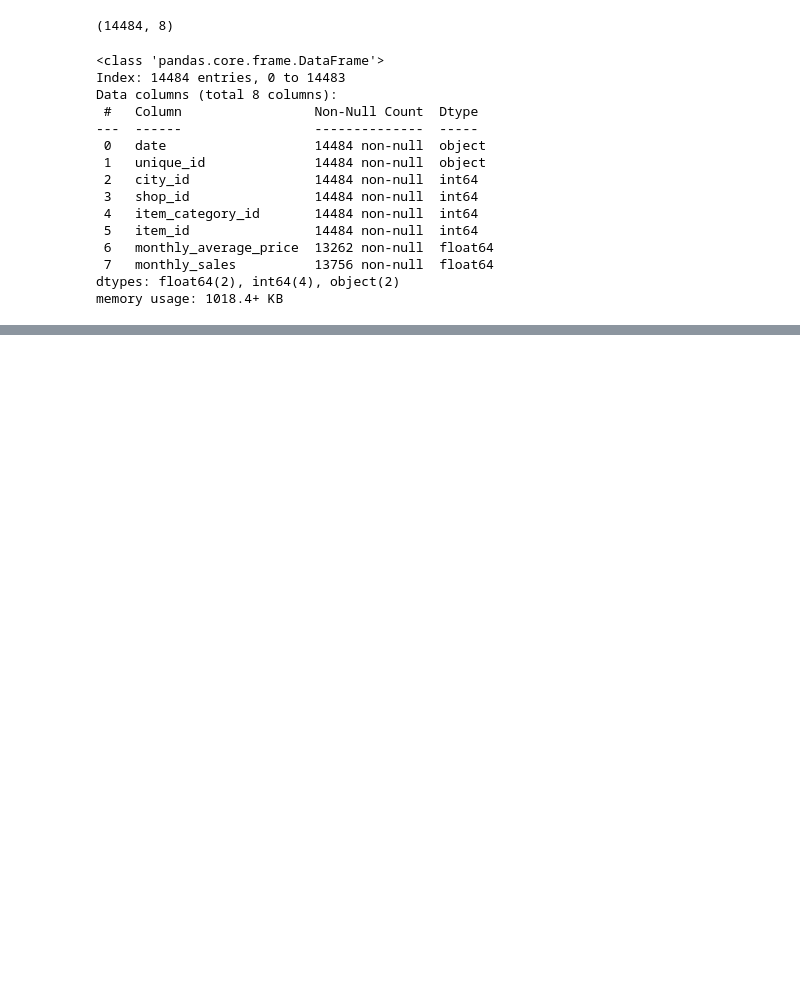
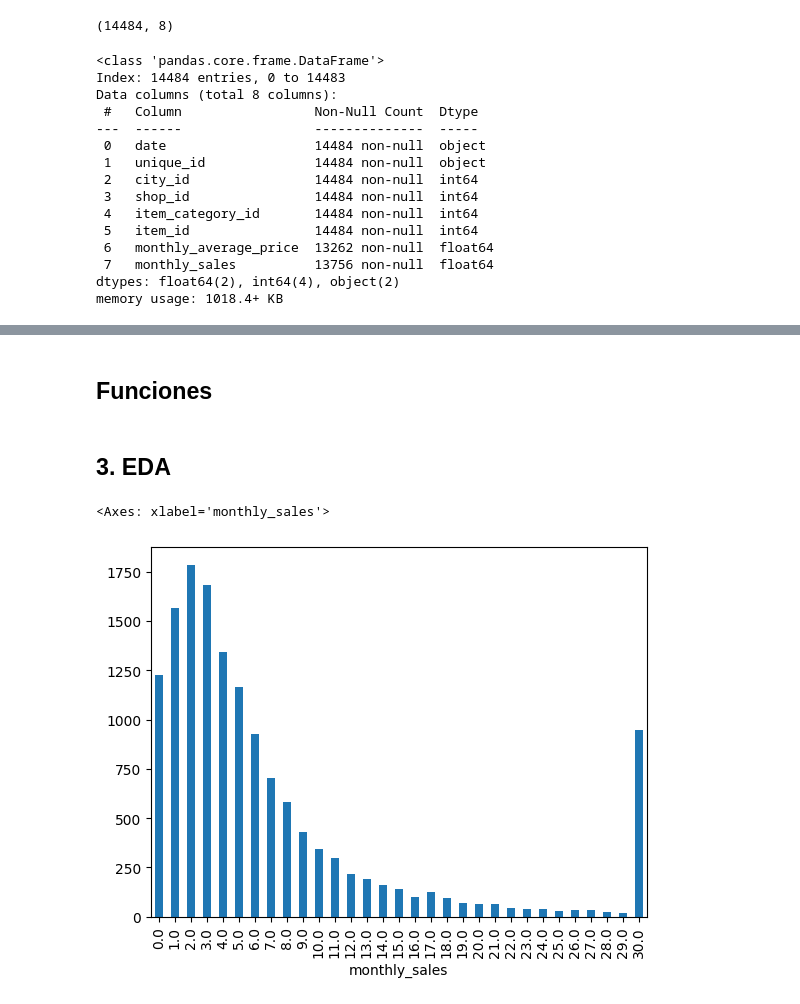
Before and after one commit to leoaguado/E3_Unsupervised_Machine_Learning, a Jupyter notebook: ML_time_series.ipynb, the cells around one changed output, grey strips where cells are left out. Cells and saved outputs as stored; diff of their text form; code cells hidden in the pictures; blank space fills up the shorter version.

```diff
--- a/ML_time_series.ipynb
+++ b/ML_time_series.ipynb
@@ -42,3 +46,7 @@ Data columns (total 8 columns):
  7   monthly_sales          13756 non-null  float64
 dtypes: float64(2), int64(4), object(2)
 memory usage: 1018.4+ KB
+# %%
+df["date"] = pd.to_datetime(df["date"], format = "%Y-%m-%d")
+# %%
+df.sort_values(["date", "unique_id"], inplace=True)
@@ -44,0 +83,9 @@ memory usage: 1018.4+ KB
+# %%
+df["monthly_average_price"] = (
+    df
+    .groupby(["unique_id"])
+    ["monthly_average_price"]
+    .transform(
+        lambda series: series.interpolate().bfill().ffill()
+    )
+)
@@ -44,0 +104,3 @@ memory usage: 1018.4+ KB
+# %%
+# Fill NAs with 0
+df["monthly_sales"].fillna(0, inplace = True)
@@ -44,0 +126,2 @@ memory usage: 1018.4+ KB
+# %% [markdown]
+## Funciones
@@ -44,0 +185,7 @@ memory usage: 1018.4+ KB
+# %% [markdown]
+## 3. EDA
+# %%
+df["monthly_sales"].value_counts().sort_index().plot(kind = "bar")
+# %% [output]
+<Axes: xlabel='monthly_sales'>
+[figure, added]
```
Also changed, not shown: parts of 40 cells of this notebook.
